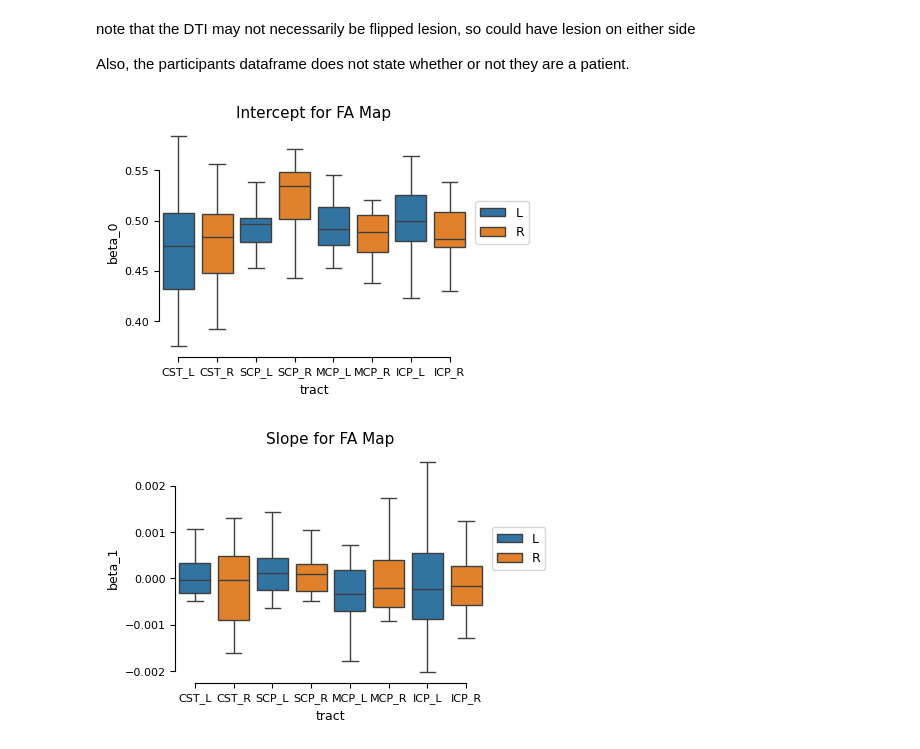
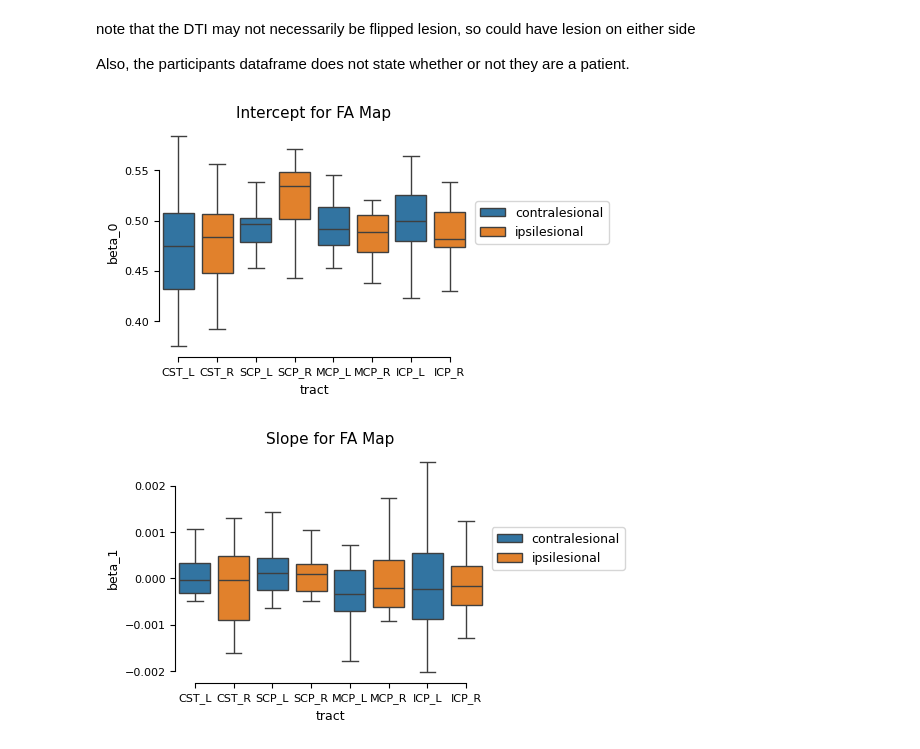
Before and after one commit to medhakp/smarts_cerebellum, a Jupyter notebook: notebooks/slope_mean_DTI.ipynb, the cells around one changed output. Cells and saved outputs as stored; diff of their text form; code cells hidden in the pictures.

```diff
--- a/notebooks/slope_mean_DTI.ipynb
+++ b/notebooks/slope_mean_DTI.ipynb
@@ -10,27 +10,34 @@ df = pd.read_csv(os.path.join(gl.baseDir, 'DTI', 'regression_DTI.tsv'), sep = '\
 
 controls = ['CUP_1001', 'CUP_1002', 'JHP_1001', 'JHP_1002', 'JHP_1004']
 df = df[~df.subj_id.isin(controls)]
+
+df['region_bilat'] = df['tract'].str[:3]
+
+df['side'] = 'ipsilesional'
+is_cst=df['region_bilat'] == 'CST'
+df.loc[is_cst & (df.tract.str[-1] == 'L'), 'side'] = 'contralesional'
+df.loc[~is_cst & (df.tract.str[-1] == 'L'), 'side'] = 'contralesional'
 # %% [markdown]
 note that the DTI may not necessarily be flipped lesion, so could have lesion on either side
 
 Also, the participants dataframe does not state whether or not they are a patient.
 # %%
 fig, ax = plt.subplots(figsize = (4,3))
-sns.boxplot(x = 'tract', y = 'beta_0', data = df, showfliers = False, hue = 'hemisphere')
+sns.boxplot(x = 'tract', y = 'beta_0', data = df, showfliers = False, hue = 'side')
 plt.title("Intercept for FA Map")
 
 ax.legend(bbox_to_anchor = (1, .7))
 sns.despine(trim = True)
 plt.show()
 # %% [output]
-[figure, old version]
+[figure, new version]
 # %%
 fig, ax = plt.subplots(figsize = (4,3))
-sns.boxplot(x = 'tract', y = 'beta_1', data = df, showfliers = False, hue = 'hemisphere')
+sns.boxplot(x = 'tract', y = 'beta_1', data = df, showfliers = False, hue = 'side')
 plt.title("Slope for FA Map")
 
 ax.legend(bbox_to_anchor = (1, .7))
 sns.despine(trim = True)
 plt.show()
 # %% [output]
-[figure, old version]
+[figure, new version]
```
Also changed, not shown: 2 other files.
